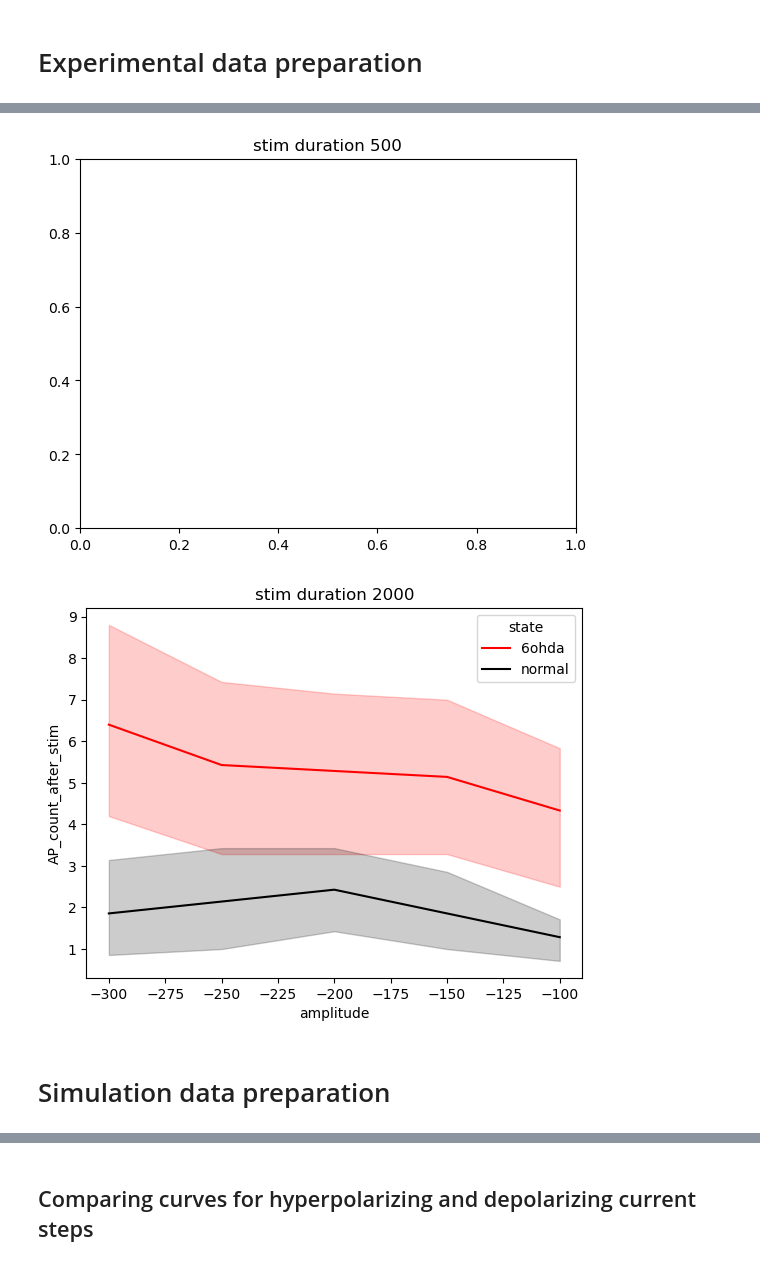
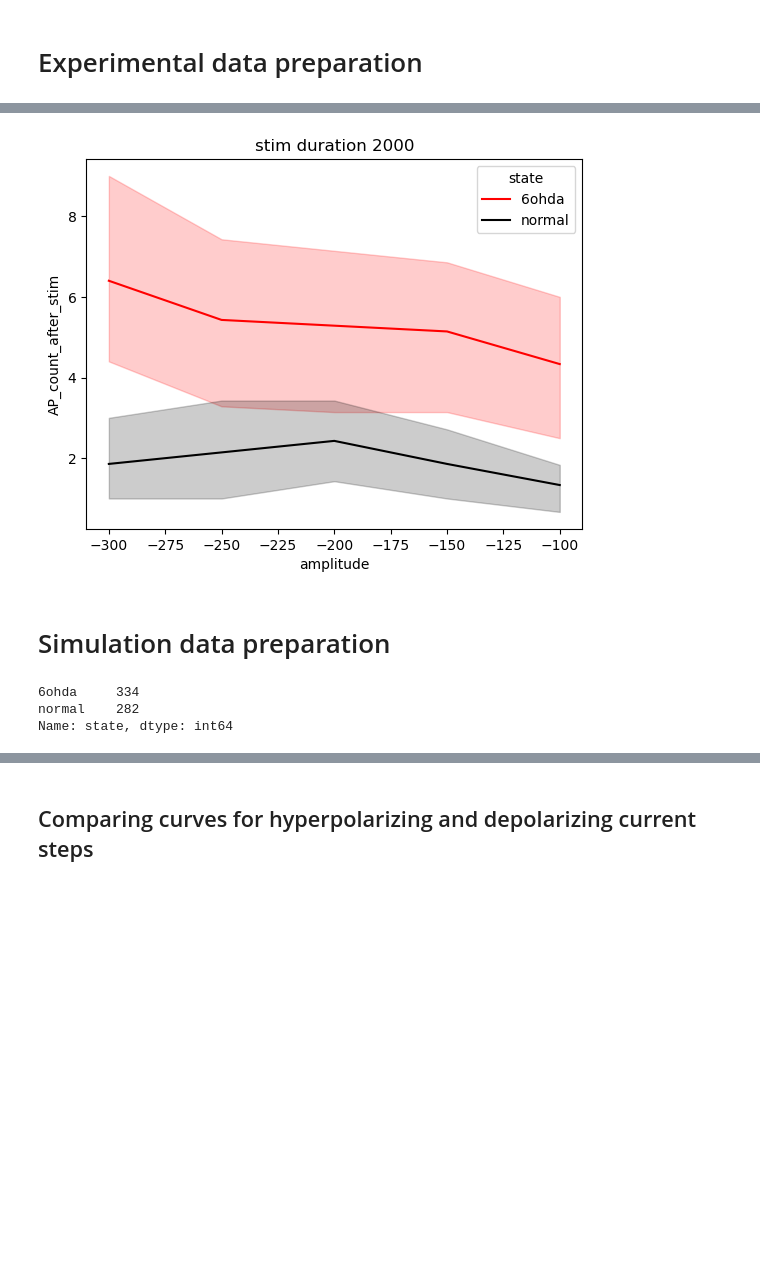
Before and after one commit to FrancescoCavarretta/VMOptimizer, a Jupyter notebook: QualityCheck1.ipynb, the cells around one changed output, grey strips where cells are left out. Cells and saved outputs as stored; diff of their text form; code cells hidden in the pictures; blank space fills up the shorter version.

```diff
--- a/QualityCheck1.ipynb
+++ b/QualityCheck1.ipynb
@@ -65,10 +66,9 @@ sns.lineplot(data=experiment_df[experiment_df['protocol'] == 'rmih'], x='amplitu
 # %%
-for dur in [500, 2000]:
+for dur in [2000]:
     plt.title('stim duration ' + str(dur))
     sns.lineplot(data=experiment_df[(experiment_df['protocol'] == 'tburst') & (experiment_df['duration'] == dur)], x='amplitude', y='AP_count_after_stim', hue='state', palette=['red', 'black'])
     plt.show()
 # %% [output]
-[figure, old version]
+[figure, new version]
-[figure, removed]
 # %% [markdown]
 # Simulation data preparation
@@ -78,3 +77,9 @@ df_no_km = pd.read_csv('hof_3sd_0_no_km.csv')
+# %%
+df[['cellid', 'seed', 'state']].drop_duplicates()['state'].value_counts()
+# %% [output]
+6ohda     334
+normal    282
+Name: state, dtype: int64
 # %%
 df.shape
 # %% [output]
```
Also changed, not shown: parts of 44 cells of this notebook.
